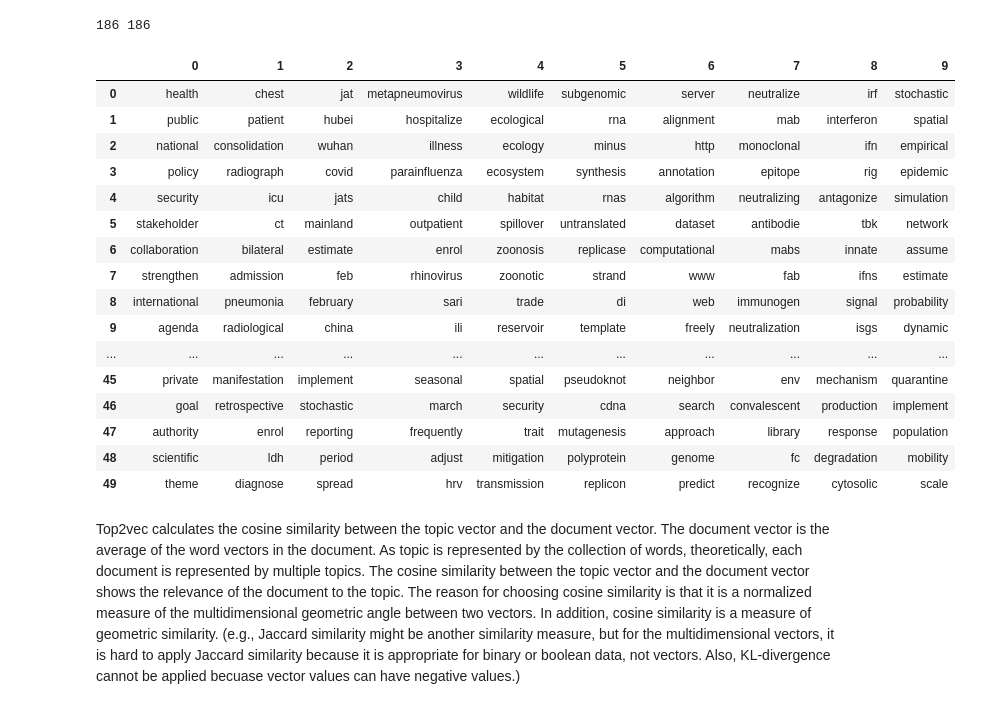
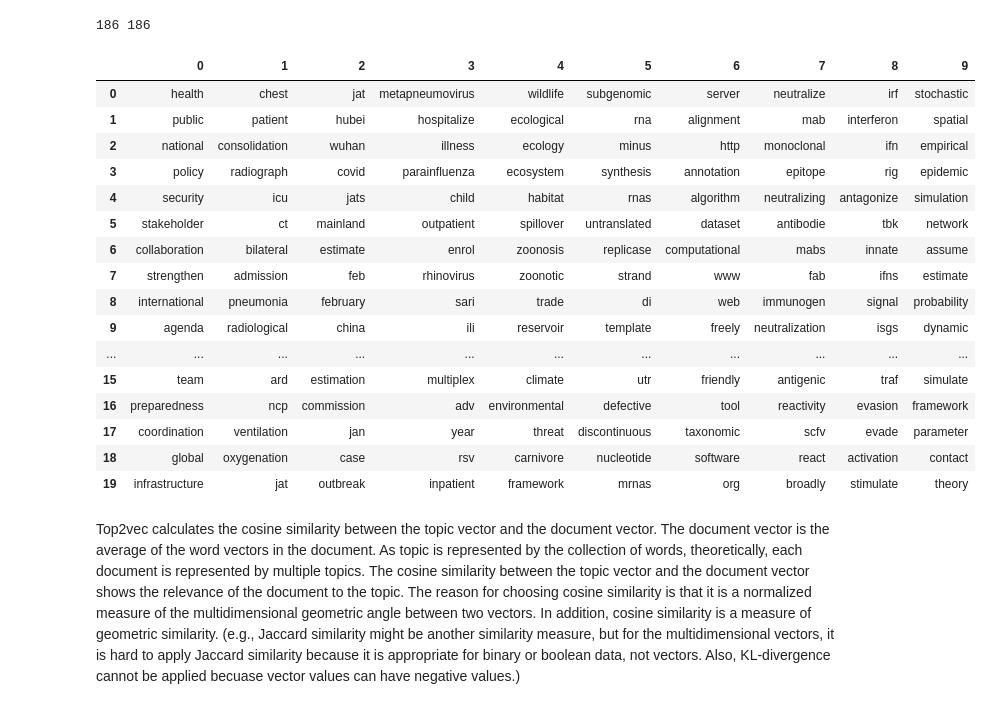
Before and after one commit to park-jay/ntu-guest-lecture, a Jupyter notebook: top2vec.ipynb, the cells around one changed output. Saved outputs shown, nothing was run; the diff lists cells and outputs as text; code cells hidden in the pictures.

```diff
--- a/top2vec.ipynb
+++ b/top2vec.ipynb
@@ -105,25 +105,25 @@ df_words=pd.DataFrame(topic_words).transpose()
 df_words.columns=topic_nums
 df_words.columns = df_words.columns.astype(str)
 # %%
-df_words[['0', '1', '2', '3', '4', '5', '6', '7', '8', '9']] #show the first 10 topics and their top 50 words
+df_words[['0', '1', '2', '3', '4', '5', '6', '7', '8', '9']].iloc[:20] #show the first 10 topics and their top 50 words
 # %% [output]
 |  | 0 | 1 | 2 | 3 | 4 | 5 | 6 | 7 | 8 | 9 |
 | 0 | health | chest | jat | metapneumovirus | wildlife | subgenomic | server | neutralize | irf | stochastic |
 | 1 | public | patient | hubei | hospitalize | ecological | rna | alignment | mab | interferon | spatial |
 | 2 | national | consolidation | wuhan | illness | ecology | minus | http | monoclonal | ifn | empirical |
 | 3 | policy | radiograph | covid | parainfluenza | ecosystem | synthesis | annotation | epitope | rig | epidemic |
 | 4 | security | icu | jats | child | habitat | rnas | algorithm | neutralizing | antagonize | simulation |
 | 5 | stakeholder | ct | mainland | outpatient | spillover | untranslated | dataset | antibodie | tbk | network |
 | 6 | collaboration | bilateral | estimate | enrol | zoonosis | replicase | computational | mabs | innate | assume |
 | 7 | strengthen | admission | feb | rhinovirus | zoonotic | strand | www | fab | ifns | estimate |
 | 8 | international | pneumonia | february | sari | trade | di | web | immunogen | signal | probability |
 | 9 | agenda | radiological | china | ili | reservoir | template | freely | neutralization | isgs | dynamic |
 | ... | ... | ... | ... | ... | ... | ... | ... | ... | ... | ... |
-| 45 | private | manifestation | implement | seasonal | spatial | pseudoknot | neighbor | env | mechanism | quarantine |
-| 46 | goal | retrospective | stochastic | march | security | cdna | search | convalescent | production | implement |
-| 47 | authority | enrol | reporting | frequently | trait | mutagenesis | approach | library | response | population |
-| 48 | scientific | ldh | period | adjust | mitigation | polyprotein | genome | fc | degradation | mobility |
-| 49 | theme | diagnose | spread | hrv | transmission | replicon | predict | recognize | cytosolic | scale |
+| 15 | team | ard | estimation | multiplex | climate | utr | friendly | antigenic | traf | simulate |
+| 16 | preparedness | ncp | commission | adv | environmental | defective | tool | reactivity | evasion | framework |
+| 17 | coordination | ventilation | jan | year | threat | discontinuous | taxonomic | scfv | evade | parameter |
+| 18 | global | oxygenation | case | rsv | carnivore | nucleotide | software | react | activation | contact |
+| 19 | infrastructure | jat | outbreak | inpatient | framework | mrnas | org | broadly | stimulate | theory |
 # %% [markdown]
 Top2vec calculates the cosine similarity between the topic vector and the document vector. The document vector is the average of the word vectors in the document. As topic is represented by the collection of words, theoretically, each document is represented by multiple topics. The cosine similarity between the topic vector and the document vector shows the relevance of the document to the topic. The reason for choosing cosine similarity is that it is a normalized measure of the multidimensional geometric angle between two vectors. In addition, cosine similarity is a measure of geometric similarity. (e.g., Jaccard similarity might be another similarity measure, but for the multidimensional vectors, it is hard to apply Jaccard similarity because it is appropriate for binary or boolean data, not vectors. Also, KL-divergence cannot be applied becuase vector values can have negative values.)
 # %%
```
